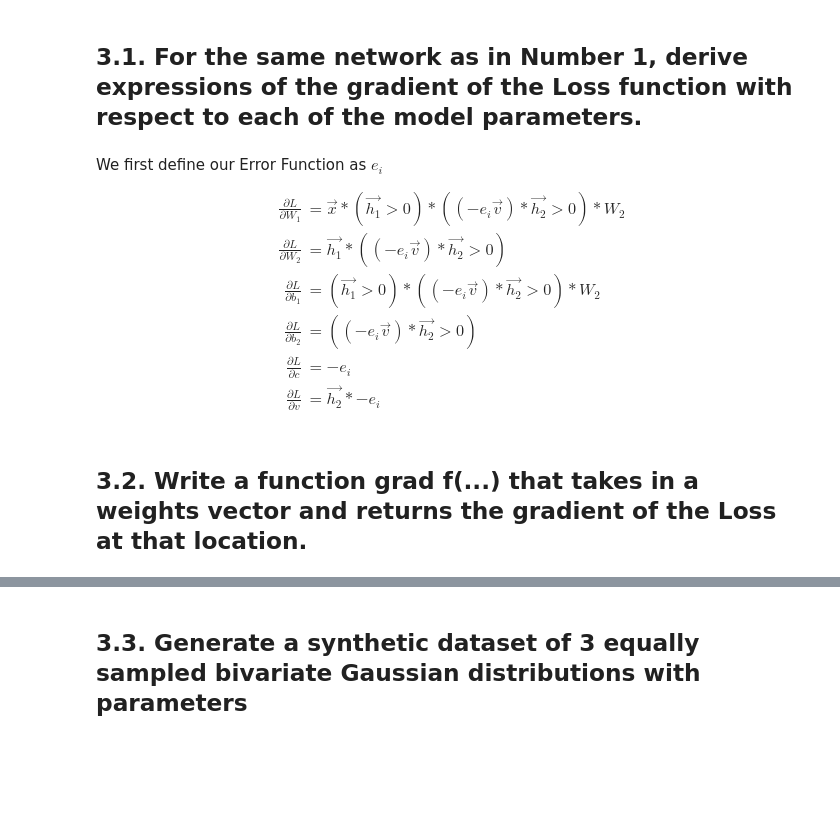
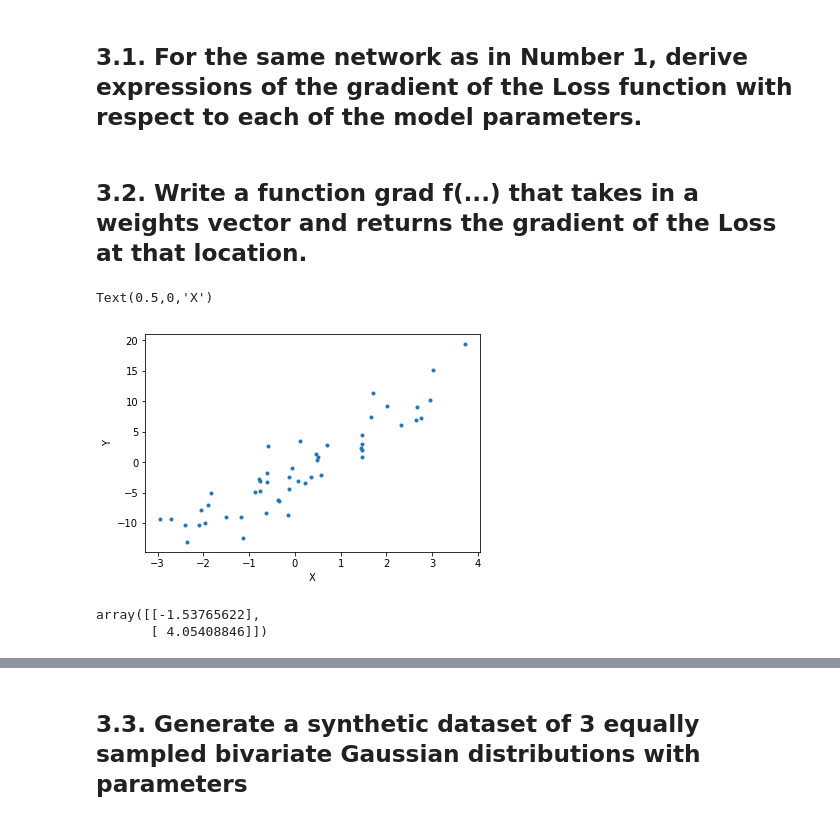
Before and after one commit to WuZhuoran/ANLY-590-Neural-Nets-and-Deep-Learning, a Jupyter notebook: Assignment1/assignment1.ipynb, the cells around one changed output, grey strips where cells are left out. Drawn from its saved outputs; the diff is of its cells as text; code cells hidden in the pictures; blank space fills up the shorter version.

```diff
--- a/Assignment1/assignment1.ipynb
+++ b/Assignment1/assignment1.ipynb
@@ -450,17 +396,4 @@ draw_graph_m(100, 0.0001)
 # %% [markdown]
 ## 3.1. For the same network as in Number 1, derive expressions of the gradient of the Loss function with respect to each of the model parameters.
-# %% [markdown]
-We first define our Error Function as $e_i$
-
-$$
-\begin{aligned}
-\frac{\partial{L}}{\partial{W_1}} & = \vec{x} * (\vec{h_1} > 0) * ((-e_i \vec{v}) * \vec{h_2} > 0) * W_2 \\
-\frac{\partial{L}}{\partial{W_2}} & = \vec{h_1} * ((-e_i \vec{v}) * \vec{h_2} > 0) \\
-\frac{\partial{L}}{\partial{b_1}} & = (\vec{h_1} > 0) * ((-e_i \vec{v}) * \vec{h_2} > 0) * W_2 \\
-\frac{\partial{L}}{\partial{b_2}} & = ((-e_i \vec{v}) * \vec{h_2} > 0) \\
-\frac{\partial{L}}{\partial{c}} & = -e_i \\
-\frac{\partial{L}}{\partial{v}} & = \vec{h_2} * -e_i
-\end{aligned}
-$$
 # %% [markdown]
 ## 3.2. Write a function grad f(...) that takes in a weights vector and returns the gradient of the Loss at that location.
@@ -530,0 +400,21 @@ def grad_f(parameters, x, y):
+# %%
+# Backprop
+
+# Generating the random data
+
+x = 2 * np.random.randn(50)
+y = 4 * x - 2 + 3 * np.random.randn(len(x))
+
+plt.plot(x,y, '.')
+plt.ylabel("Y")
+plt.xlabel("X")
+# %% [output]
+Text(0.5,0,'X')
+[figure, added]
+# %%
+X = np.transpose(np.array([np.ones(len(x)), x]))
+
+np.matmul(np.matmul(np.linalg.inv( np.matmul(np.transpose(X) , X)), np.transpose(X)), y.reshape(len(x),1))
+# %% [output]
+array([[-1.53765622],
+       [ 4.05408846]])
```
Also changed, not shown: parts of 15 cells of this notebook.
